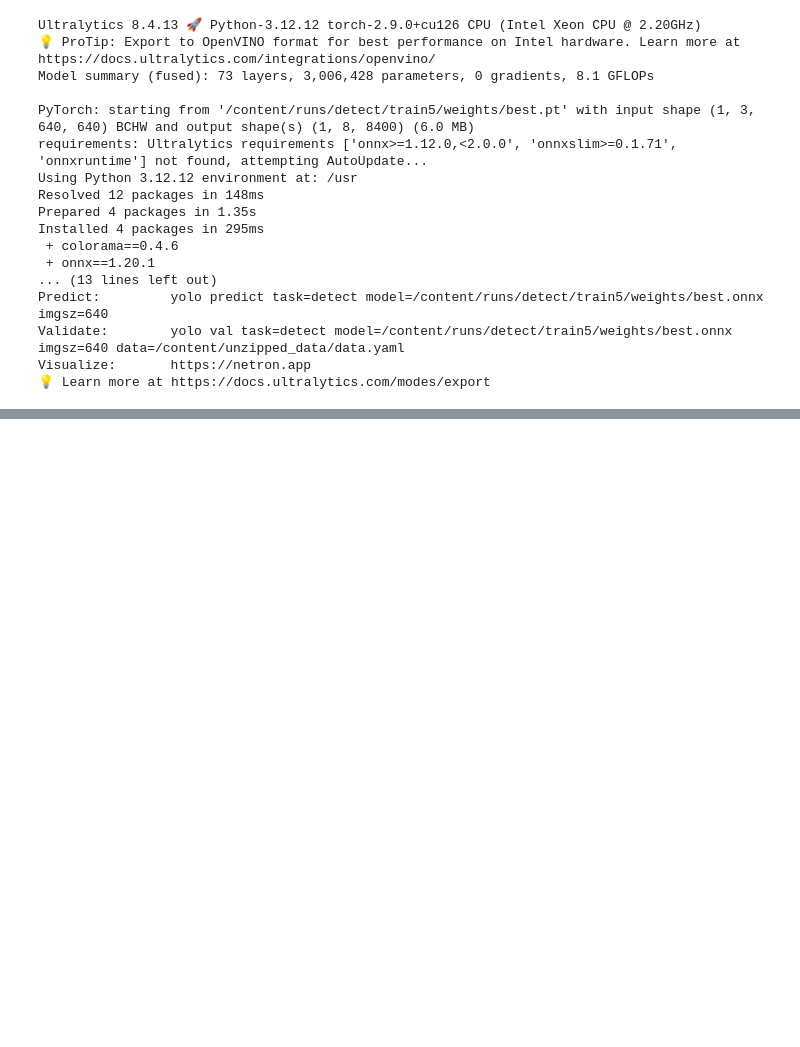
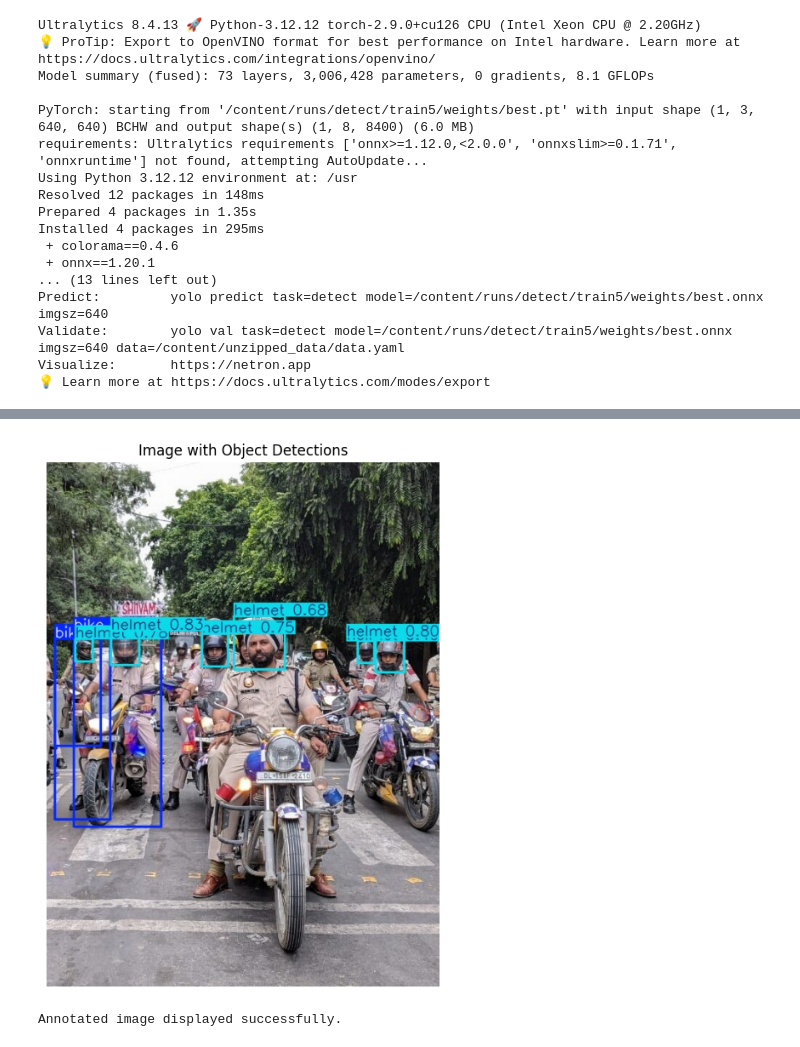
Before and after one commit to mehraj-alom/ATV, a Jupyter notebook: Detector_Model.ipynb, the cells around one changed output, grey strips where cells are left out. Saved outputs shown, nothing was run; the diff lists cells and outputs as text; code cells hidden in the pictures; blank space fills up the shorter version.

```diff
--- a/Detector_Model.ipynb
+++ b/Detector_Model.ipynb
@@ -127,0 +141,7 @@ Visualize:       https://netron.app
+# %%
+from ultralytics import YOLO
+
+onnx_model_path = '/content/runs/detect/train5/weights/best.pt'
+model = YOLO(onnx_model_path)
+
+print(f"Successfully loadmodel from: {onnx_model_path}")
@@ -127,0 +150,10 @@ Visualize:       https://netron.app
+# %%
+from ultralytics import YOLO
+
+input_image_path = "/content/security-in-delhi-071435852-3x4.jpeg"
+
+results = model.predict(source=input_image_path, conf=0.25, iou=0.7, save=True)
+
+print("Prediction results saved to:")
+for r in results:
+    print(r.save_dir)
@@ -127,0 +166,30 @@ Visualize:       https://netron.app
+# %%
+import matplotlib.pyplot as plt
+import cv2
+import os
+
+saved_image_dir = results[0].save_dir
+
+base_name_without_ext = os.path.splitext(os.path.basename(input_image_path))[0]
+actual_image_filename = base_name_without_ext + ".jpg" # Assuming YOLO saves as .jpg
+annotated_image_path = os.path.join(saved_image_dir, actual_image_filename)
+
+image_bgr = cv2.imread(annotated_image_path)
+
+if image_bgr is None:
+    print(f"Error: Could not load image from {annotated_image_path}. Please check the path and file integrity.")
+else:
+    image_rgb = cv2.cvtColor(image_bgr, cv2.COLOR_BGR2RGB)
+
+    plt.figure(figsize=(10, 8))
+    plt.imshow(image_rgb)
+
+    plt.title('Image with Object Detections')
+
+    plt.axis('off')
+
+    plt.show()
+    print("Annotated image displayed successfully.")
+# %% [output]
+[figure, added]
+Annotated image displayed successfully.
```
Also changed, not shown: parts of 3 cells of this notebook.
